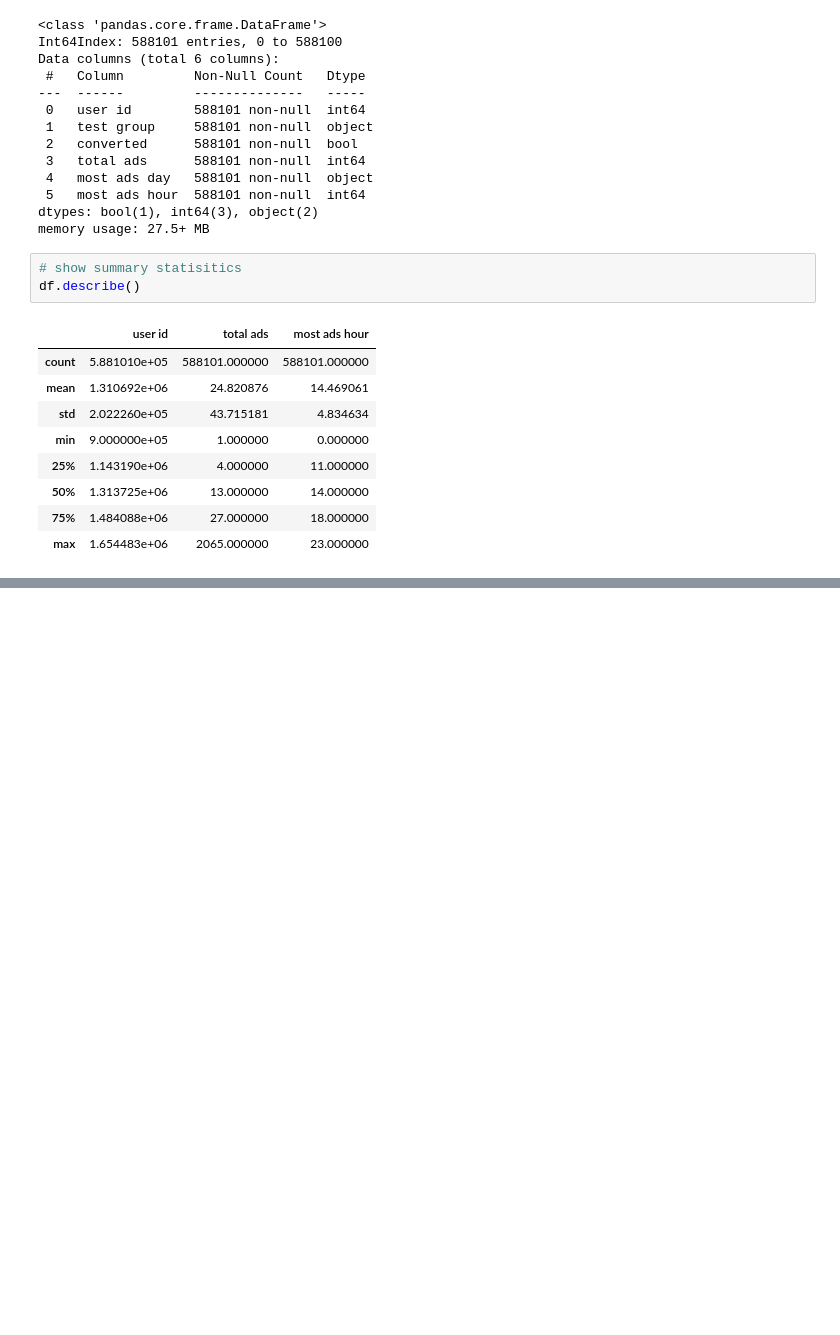
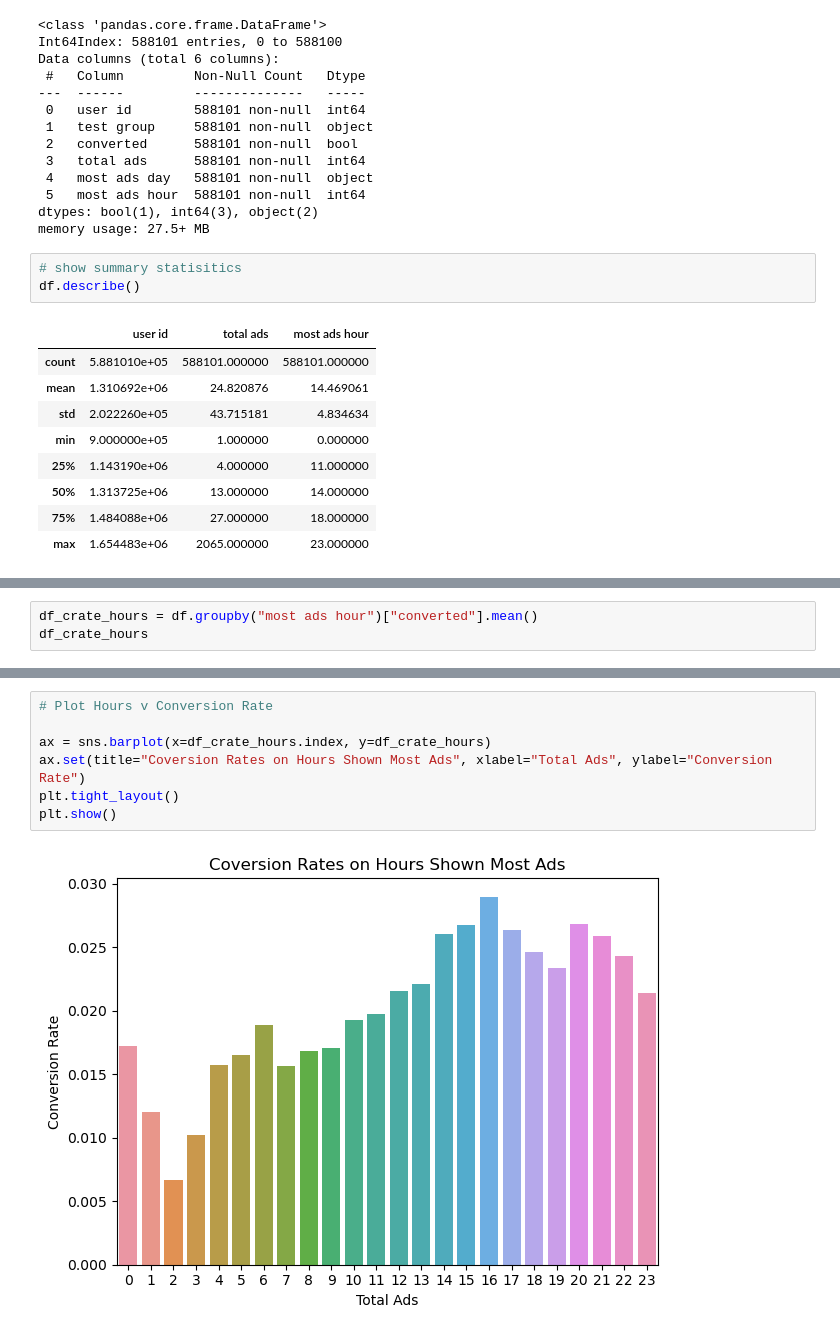
Before and after one commit to 4a6166/A-B-Testing-Analysis, a Jupyter notebook: kaggle-mkt/mkt_analysis.ipynb, the cells around one changed output, grey strips where cells are left out. Cells and saved outputs as stored; diff of their text form; blank space fills up the shorter version.

```diff
--- a/kaggle-mkt/mkt_analysis.ipynb
+++ b/kaggle-mkt/mkt_analysis.ipynb
@@ -134,0 +297,3 @@ X = None
+# %%
+df_crate_hours = df.groupby("most ads hour")["converted"].mean()
+df_crate_hours
@@ -134,0 +318,9 @@ X = None
+# %%
+# Plot Hours v Conversion Rate
+
+ax = sns.barplot(x=df_crate_hours.index, y=df_crate_hours)
+ax.set(title="Coversion Rates on Hours Shown Most Ads", xlabel="Total Ads", ylabel="Conversion Rate")
+plt.tight_layout()
+plt.show()
+# %% [output]
+[figure, added]
```
Also changed, not shown: parts of 44 cells of this notebook.
